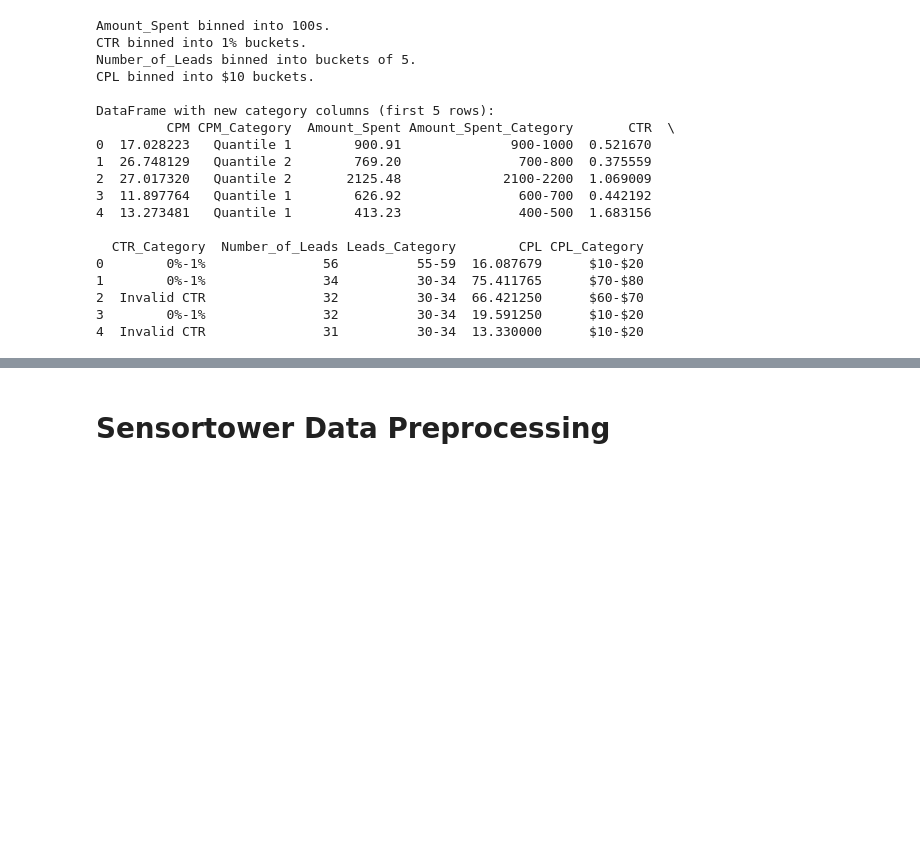
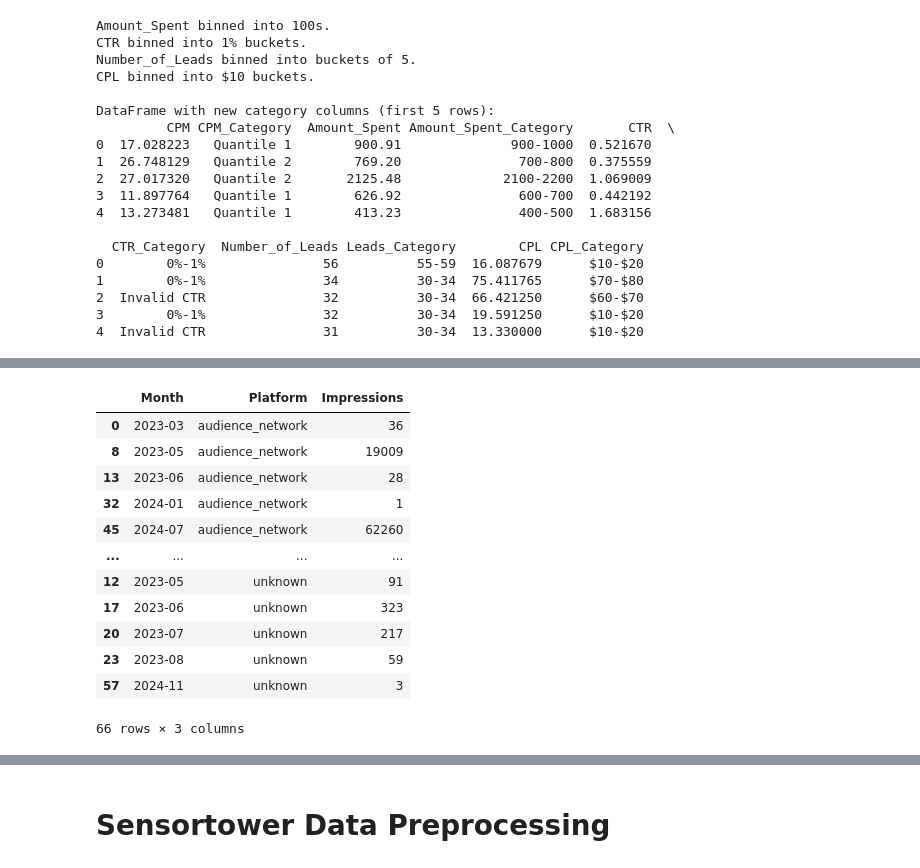
Before and after one commit to typedwinter/CS5340, a Jupyter notebook: main.ipynb, the cells around one changed output, grey strips where cells are left out. Saved outputs shown, nothing was run; the diff lists cells and outputs as text; code cells hidden in the pictures; blank space fills up the shorter version.

```diff
--- a/main.ipynb
+++ b/main.ipynb
@@ -26,7 +34,7 @@ rename_map = {
 }
 
 # Define all columns to keep based on rename_map keys + impressions/clicks
-cols_to_keep_original = list(rename_map.keys()) + ['Impressions', 'Reach', 'Frequency', 'Currency'] # Clicks is already in rename_map keys
+cols_to_keep_original = list(rename_map.keys()) + ['Month', 'Impressions', 'Reach', 'Frequency', 'Currency'] # Clicks is already in rename_map keys
 
 df = pd.read_csv('./Data/data.csv')
 # Select and rename
@@ -182,0 +203,25 @@ data
+# %%
+hmm_df = data.copy()
+# %%
+# Converting month: E.g. 2023-03
+hmm_df["Month"] = pd.to_datetime(hmm_df["Month"].str[:10]).dt.to_period("M")
+hmm_df.sort_values("Month", inplace=True)
+
+# For each distinct (Month, Platform) pair, sum up all the raw Impressions - one time series per Platform
+monthly_impressions = (hmm_df.groupby(["Month", "Platform"], as_index=False)["Impressions"].sum().sort_values(["Platform", "Month"]))
+# %%
+monthly_impressions
+# %% [output]
+|  | Month | Platform | Impressions |
+| 0 | 2023-03 | audience_network | 36 |
+| 8 | 2023-05 | audience_network | 19009 |
+| 13 | 2023-06 | audience_network | 28 |
+| 32 | 2024-01 | audience_network | 1 |
+| 45 | 2024-07 | audience_network | 62260 |
+| ... | ... | ... | ... |
+| 12 | 2023-05 | unknown | 91 |
+| 17 | 2023-06 | unknown | 323 |
+| 20 | 2023-07 | unknown | 217 |
+| 23 | 2023-08 | unknown | 59 |
+| 57 | 2024-11 | unknown | 3 |
+66 rows × 3 columns
```
Also changed, not shown: parts of 14 cells of this notebook.
